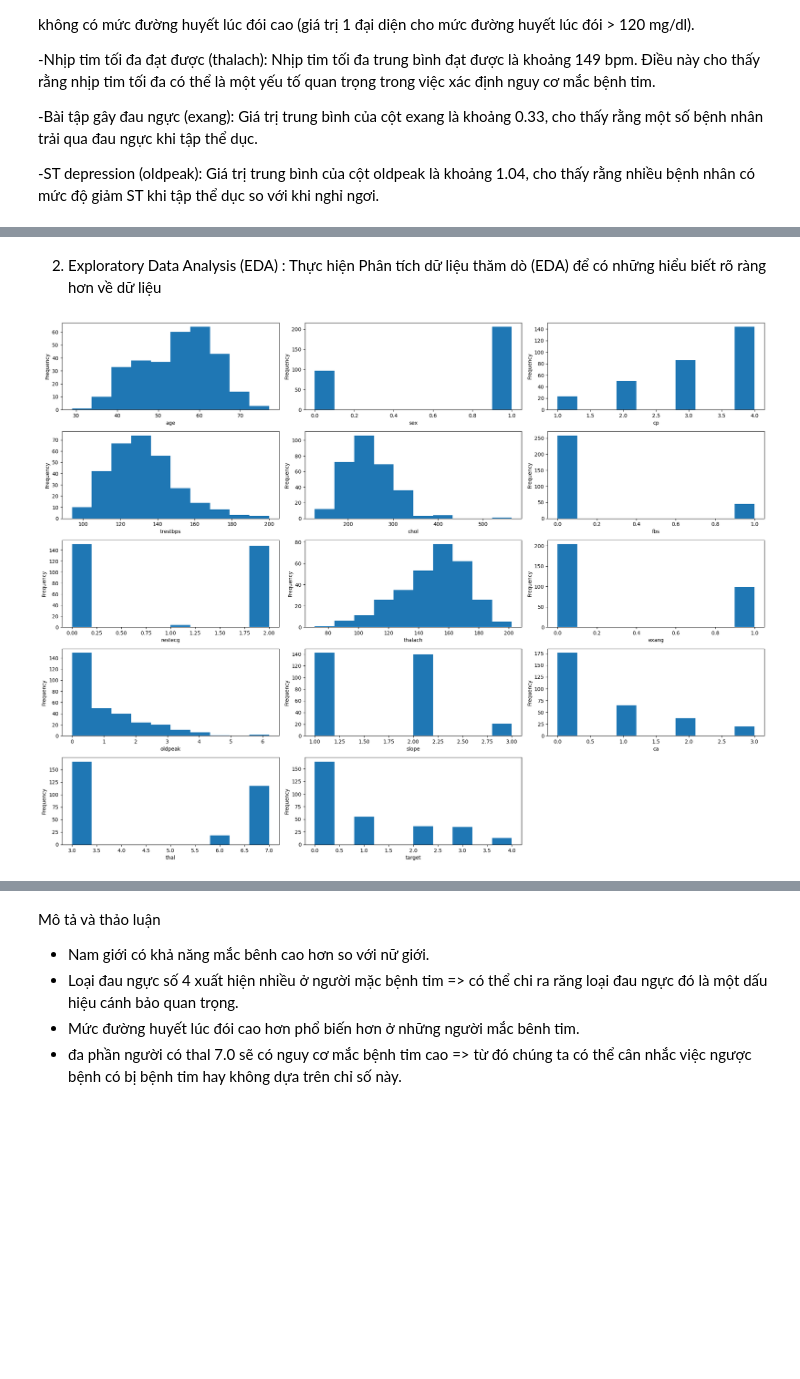
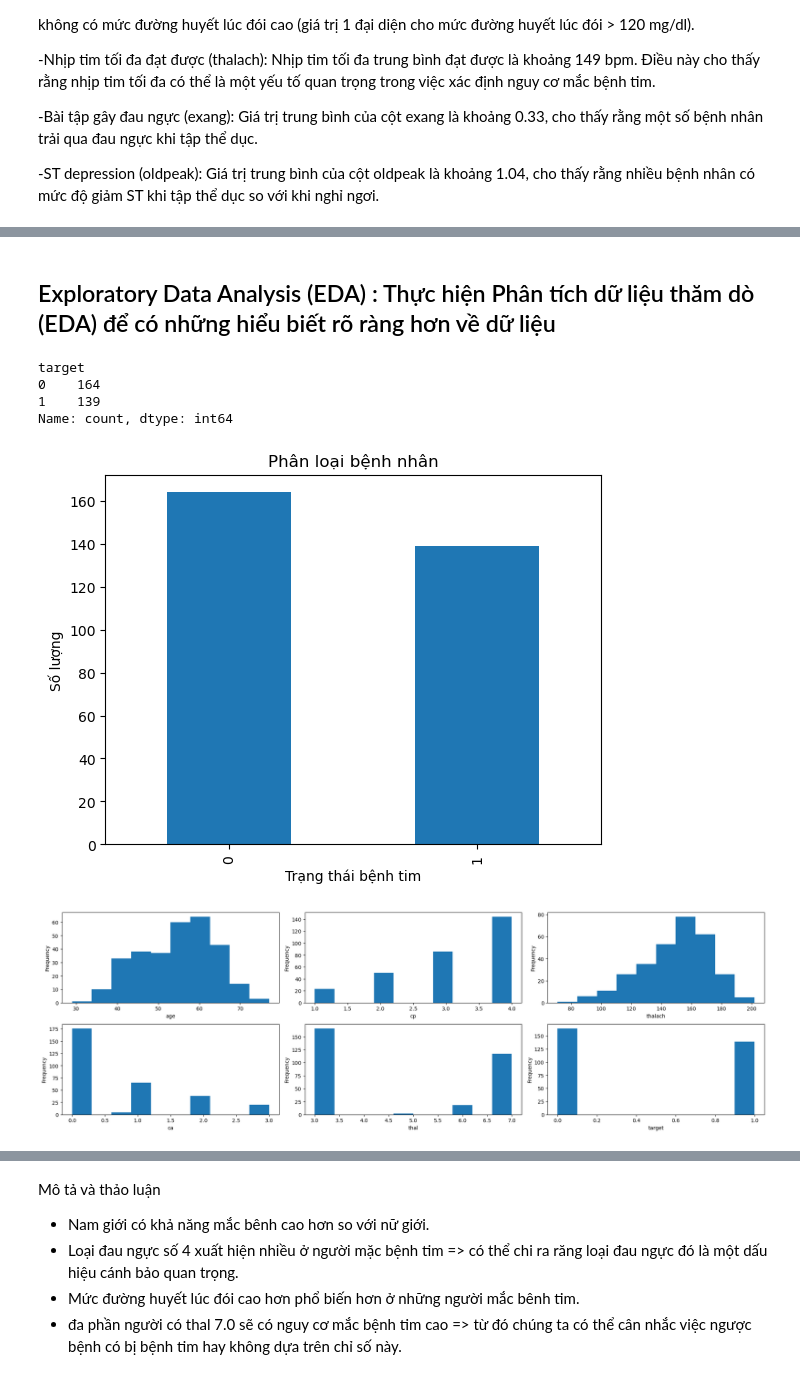
Before and after one commit to Hoa212/-n-CNTT-Heart-Disease-Prediction, a Jupyter notebook: dean.ipynb, the cells around one changed output, grey strips where cells are left out. Drawn from its saved outputs; the diff is of its cells as text; code cells hidden in the pictures; blank space fills up the shorter version.

```diff
--- a/dean.ipynb
+++ b/dean.ipynb
@@ -239,0 +243,4 @@ plt.show()
+# %%
+# loại bỏ feater không cần thiết
+df = df.drop([ "slope", "oldpeak"], axis=1)
+df.head()
@@ -239,0 +296,3 @@ plt.show()
+# %%
+# loại bỏ các feature không dùng đến
+df = df.drop(['sex', 'trestbps', 'chol', 'restecg', 'fbs', 'exang'], axis=1)
@@ -240,20 +308,33 @@ plt.show()
 # %% [markdown]
-2.  Exploratory Data Analysis (EDA) : Thực hiện Phân tích dữ liệu thăm dò (EDA) để có những hiểu biết rõ ràng hơn về dữ liệu
+## Exploratory Data Analysis (EDA) : Thực hiện Phân tích dữ liệu thăm dò (EDA) để có những hiểu biết rõ ràng hơn về dữ liệu
+# %%
+# Đếm số lượng bệnh nhân theo nhóm
+target_count = df['target'].value_counts()
+print(target_count)
+target_count.plot(kind='bar')
+plt.title('Phân loại bệnh nhân')
+plt.xlabel('Trạng thái bệnh tim')
+plt.ylabel('Số lượng')
+plt.show()
+# %% [output]
+target
+0    164
+1    139
+Name: count, dtype: int64
+[figure, added]
 # %%
-# Đọc dữ liệu từ tệp CSV và gán tên cột
-df = pd.read_csv('cleveland.csv', header=None)
-df.columns = ['age', 'sex', 'cp', 'trestbps', 'chol', 'fbs', 'restecg', 'thalach', 'exang', 'oldpeak', 'slope', 'ca', 'thal', 'target']
+
 fig = plt.figure(figsize=(20, 15))
 i = 0
 for col in df.columns:
     i += 1
     ax = plt.subplot(5, 3, i)
     df[col].hist(ax=ax)
     ax.set_xlabel(col)
     ax.set_ylabel('Frequency')
     ax.grid(False)  # Tắt các đường lưới
 
 plt.tight_layout()
 plt.show()
 # %% [output]
-[figure, old version]
+[figure, new version]
```
Also changed, not shown: parts of 31 cells of this notebook.
